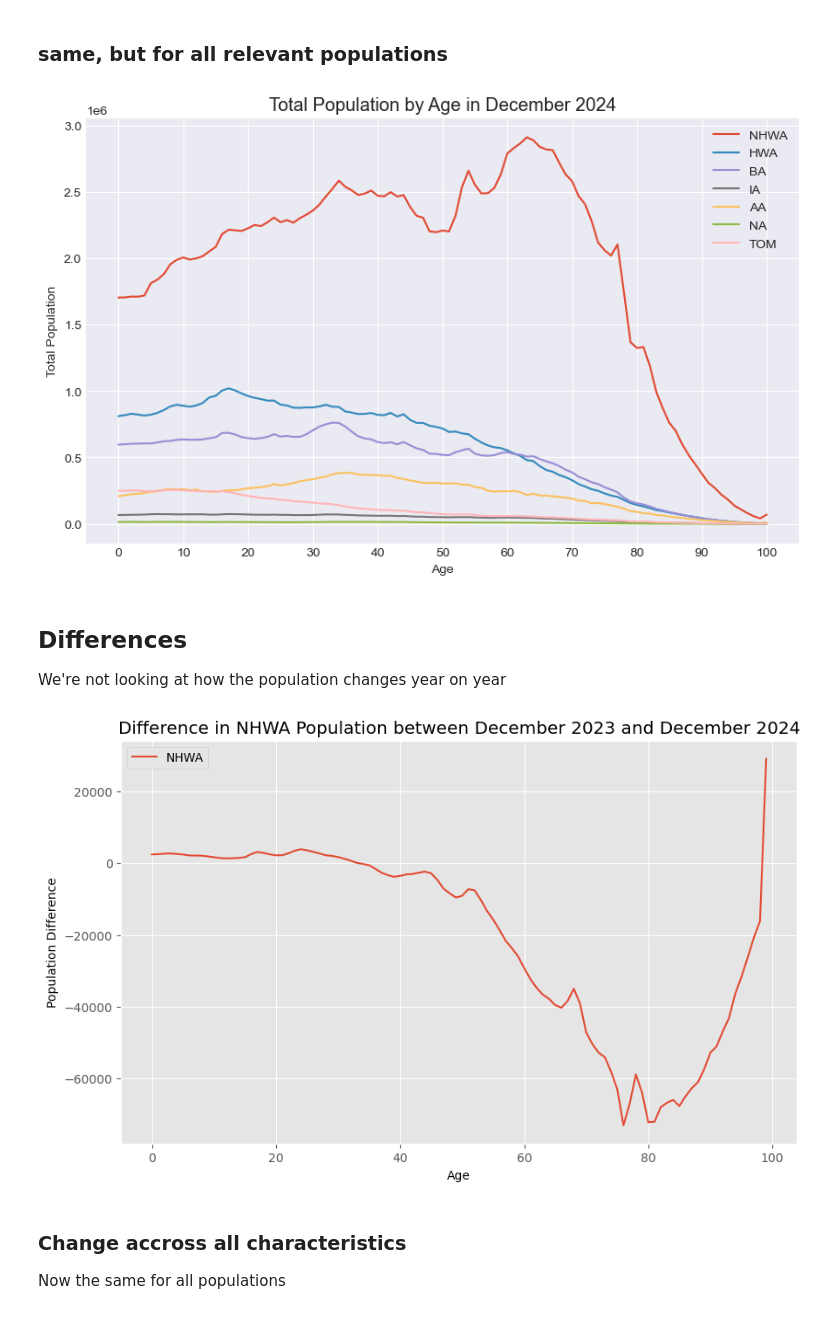
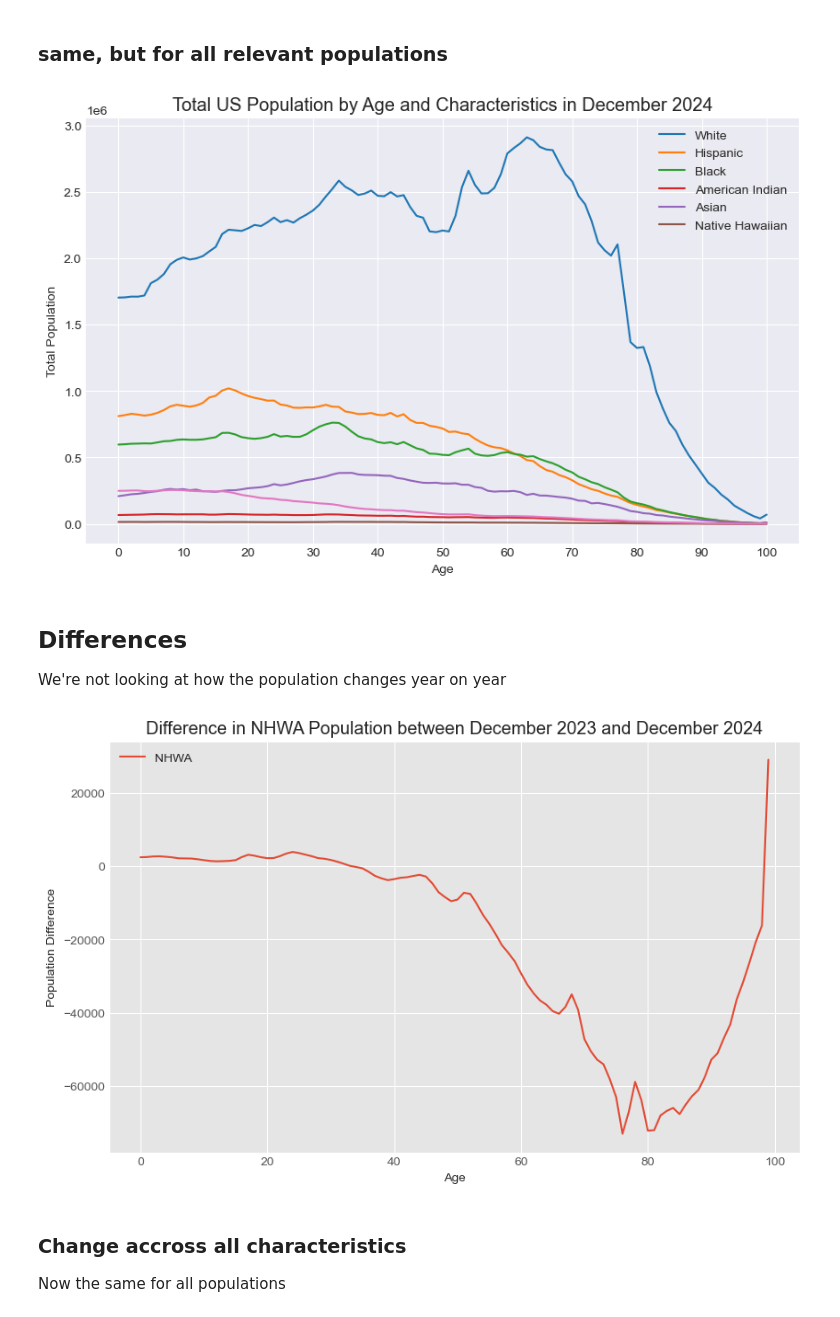
Before and after one commit to awojdyla/census, a Jupyter notebook: census.ipynb, the cells around one changed output. Cells and saved outputs as stored; diff of their text form; code cells hidden in the pictures.

```diff
--- a/census.ipynb
+++ b/census.ipynb
@@ -18,7 +21,7 @@ import matplotlib.pyplot as plt
 plt.style.use('seaborn-darkgrid')
 
 # Read the CSV file using pandas
-file_path = '/Users/awojdyla/data/census_data/nc-est2023-alldata-r-file10.csv'
+file_path = 'census_data/nc-est2023-alldata-r-file10.csv'
 data = pd.read_csv(file_path)
 
 # Display the first few rows of the dataframe
@@ -173,19 +176,21 @@ df['TOM'] = df[['TOM_MALE', 'TOM_FEMALE']].sum(axis=1)
 # %%
 # Plot the total population for each age group in August 2024
 ax = df[(df['YEAR'] == 2024) & (df['MONTH'] == 12)].plot(x='AGE', y=['NHWA', 'HWA', 'BA', 'IA','AA', 'NA','TOM'], kind='line', figsize=(10, 6))
 
 plt.style.use('ggplot')
 
-plt.title('Total Population by Age in December 2024')
+plt.title('Total US Population by Age and Characteristics in December 2024')
 plt.xlabel('Age')
 plt.ylabel('Total Population')
+plt.legend(['White', 'Hispanic', 'Black', 'American Indian', 'Asian', 'Native Hawaiian'])
+
 
 # Set x-axis ticks and labels to increments of 10
 ax.set_xticks(range(0, max(df['AGE']) + 1, 10))
 ax.set_xticklabels(range(0, max(df['AGE']) + 1, 10))
 plt.show()
 # %% [output]
-[figure, old version]
+[figure, new version]
 # %% [markdown]
 ## Differences
 We're not looking at how the population changes year on year
@@ -206,7 +211,7 @@ plt.xlabel('Age')
 plt.ylabel('Population Difference')
 plt.show()
 # %% [output]
-[figure, old version]
+[figure, new version]
 # %% [markdown]
 ### Change accross all characteristics
 Now the same for all populations
```
Also changed, not shown: parts of 8 cells of this notebook.
